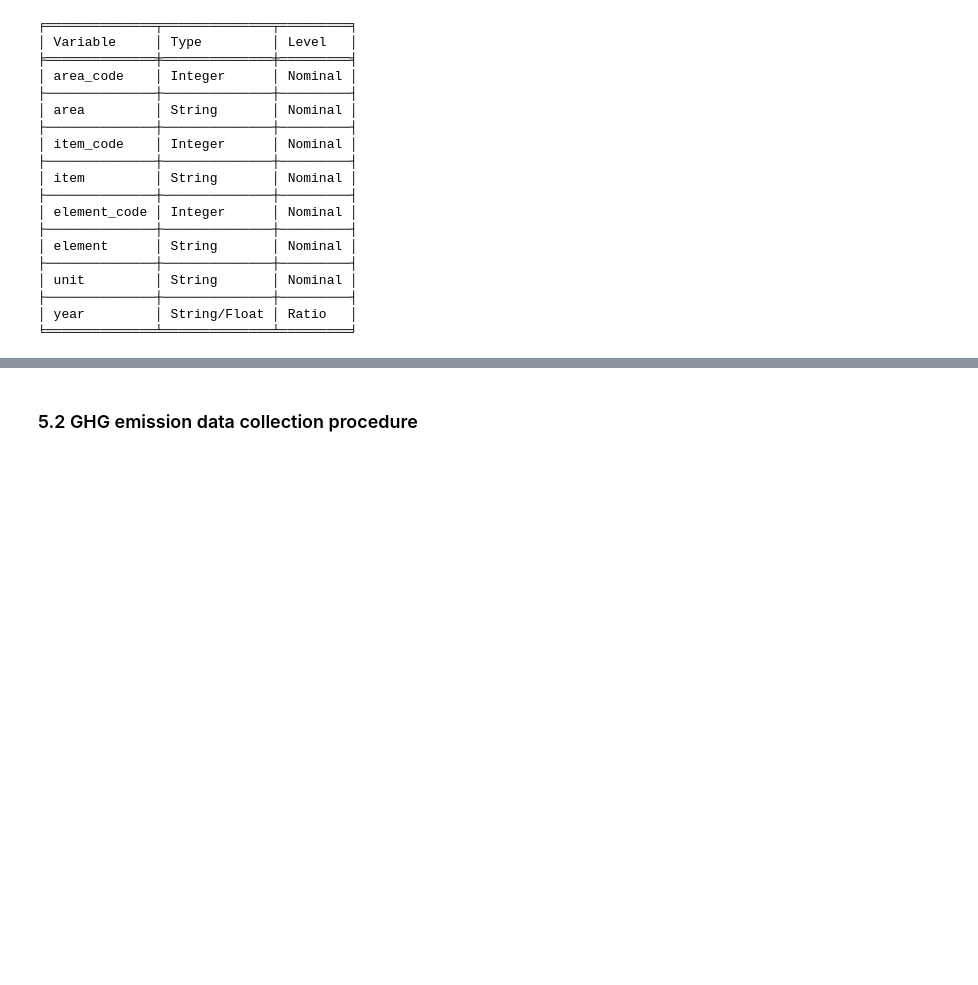
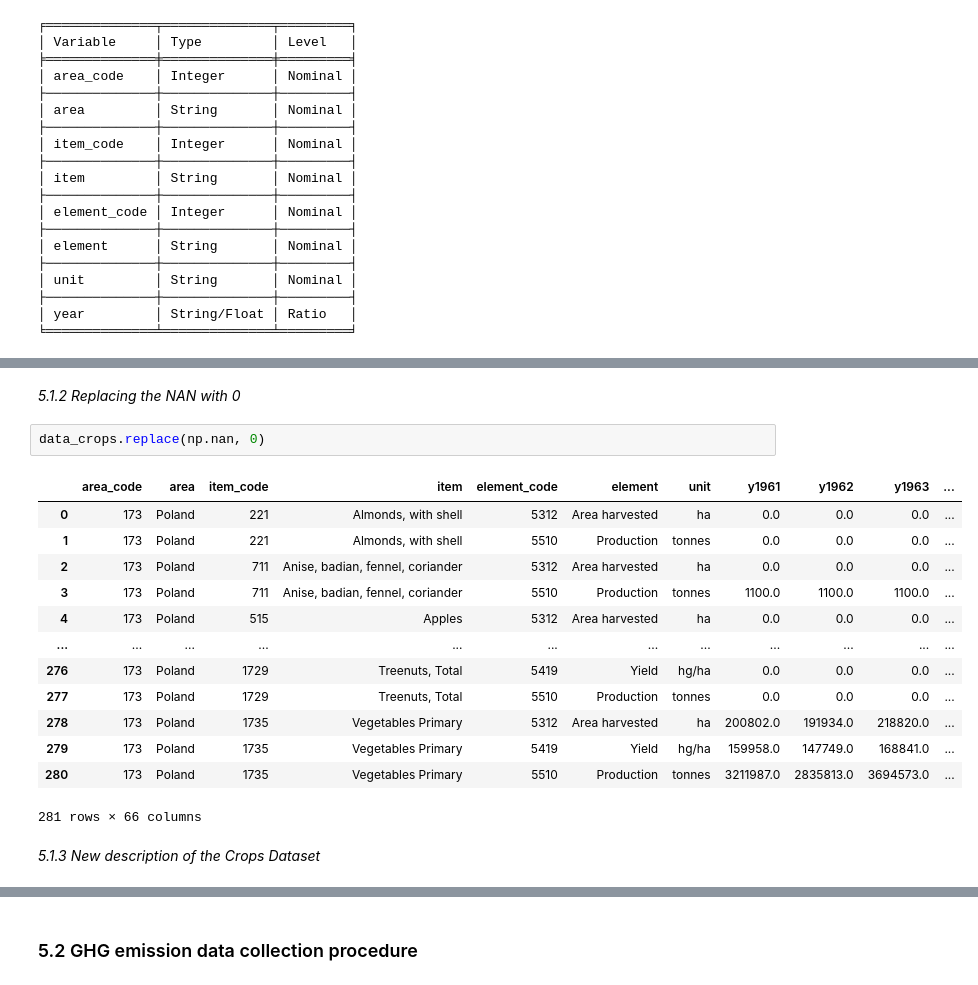
Before and after one commit to Alejandro-github-mx/statistics-projects, a Jupyter notebook: 2022-02-28-statistics-homework-FoodCC-Poland.ipynb, the cells around one changed output, grey strips where cells are left out. Cells and saved outputs as stored; diff of their text form; blank space fills up the shorter version.

```diff
--- a/2022-02-28-statistics-homework-FoodCC-Poland.ipynb
+++ b/2022-02-28-statistics-homework-FoodCC-Poland.ipynb
@@ -136,0 +177,20 @@ print(tabulate(vars_crops_charact, headers="firstrow", tablefmt="fancy_grid"))
+# %% [markdown]
+*5.1.2 Replacing the NAN with 0*
+# %%
+data_crops.replace(np.nan, 0)
+# %% [output]
+|  | area_code | area | item_code | item | element_code | element | unit | y1961 | y1962 | y1963 | ... |
+| 0 | 173 | Poland | 221 | Almonds, with shell | 5312 | Area harvested | ha | 0.0 | 0.0 | 0.0 | ... |
+| 1 | 173 | Poland | 221 | Almonds, with shell | 5510 | Production | tonnes | 0.0 | 0.0 | 0.0 | ... |
+| 2 | 173 | Poland | 711 | Anise, badian, fennel, coriander | 5312 | Area harvested | ha | 0.0 | 0.0 | 0.0 | ... |
+| 3 | 173 | Poland | 711 | Anise, badian, fennel, coriander | 5510 | Production | tonnes | 1100.0 | 1100.0 | 1100.0 | ... |
+| 4 | 173 | Poland | 515 | Apples | 5312 | Area harvested | ha | 0.0 | 0.0 | 0.0 | ... |
+| ... | ... | ... | ... | ... | ... | ... | ... | ... | ... | ... | ... |
+| 276 | 173 | Poland | 1729 | Treenuts, Total | 5419 | Yield | hg/ha | 0.0 | 0.0 | 0.0 | ... |
+| 277 | 173 | Poland | 1729 | Treenuts, Total | 5510 | Production | tonnes | 0.0 | 0.0 | 0.0 | ... |
+| 278 | 173 | Poland | 1735 | Vegetables Primary | 5312 | Area harvested | ha | 200802.0 | 191934.0 | 218820.0 | ... |
+| 279 | 173 | Poland | 1735 | Vegetables Primary | 5419 | Yield | hg/ha | 159958.0 | 147749.0 | 168841.0 | ... |
+| 280 | 173 | Poland | 1735 | Vegetables Primary | 5510 | Production | tonnes | 3211987.0 | 2835813.0 | 3694573.0 | ... |
+281 rows × 66 columns
+# %% [markdown]
+*5.1.3 New description of the Crops Dataset*
```
Also changed, not shown: parts of 13 cells of this notebook, 1 other file.
